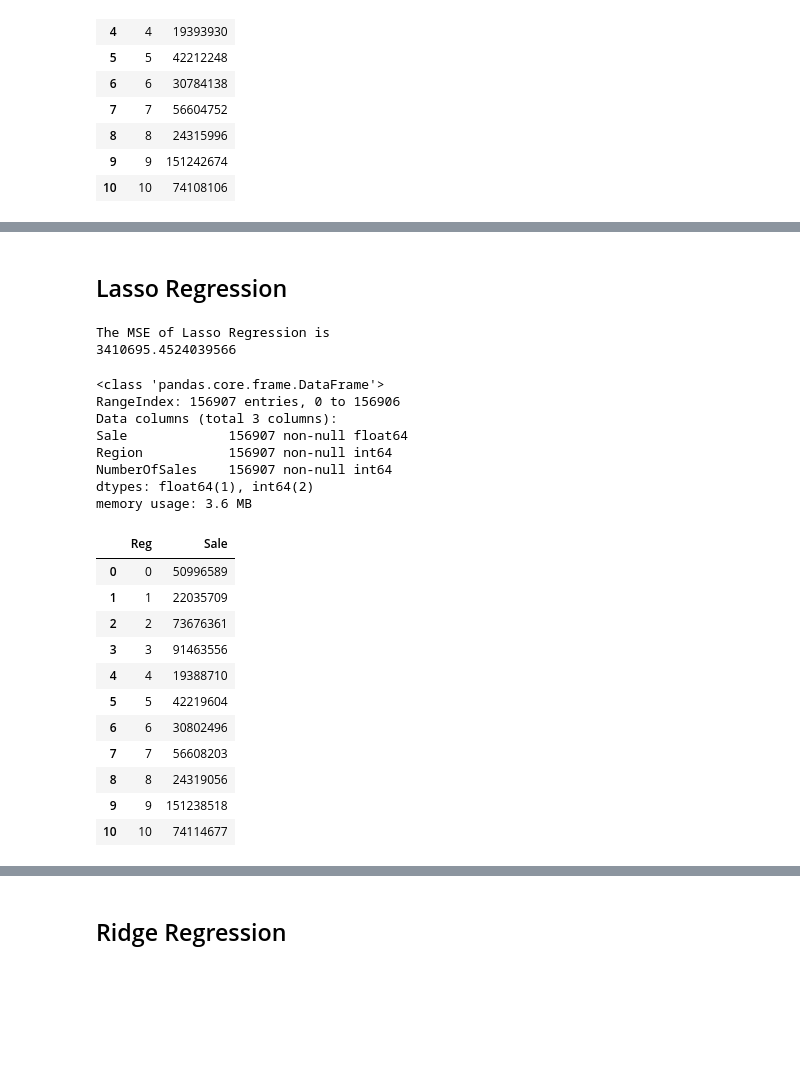
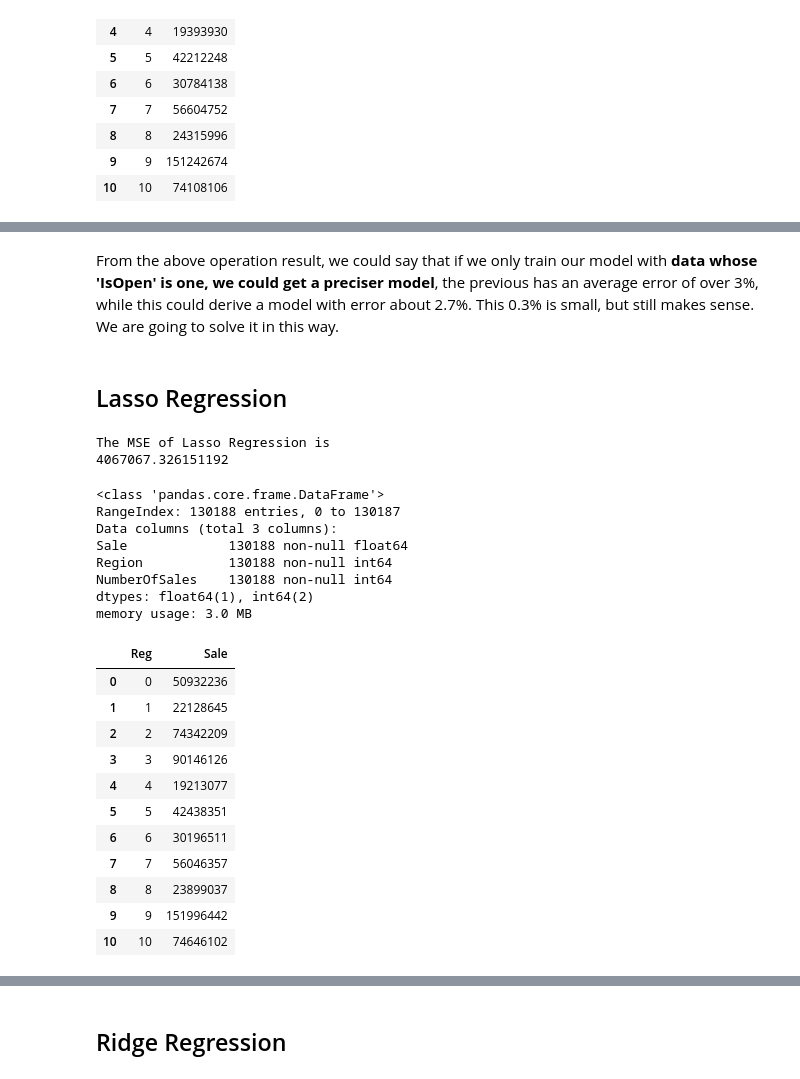
Before and after one commit to CesareMJLi/Polimi_DMTM, a Jupyter notebook: POLIMI DMTM Project.ipynb, the cells around one changed output, grey strips where cells are left out. Cells and saved outputs as stored; diff of their text form; code cells hidden in the pictures; blank space fills up the shorter version.

Commit message:
Almost Done
We have find the model we are looking for, just left the testing set to do!

```diff
--- a/POLIMI DMTM Project.ipynb
+++ b/POLIMI DMTM Project.ipynb
@@ -786,0 +899,7 @@ Name: Sale, dtype: float64
+# %%
+d_io = pd.DataFrame(_y_pred_io, columns=['Sale'])
+d_io.reset_index(drop=True, inplace=True)
+y_val_io.reset_index(drop=True, inplace=True)
+d_io = pd.concat([d_io, y_val_io], axis=1)
+
+d_io.info()
@@ -786,0 +915,7 @@ Name: Sale, dtype: float64
+# %%
+regional_pred_io = pd.DataFrame({'Reg': [0,1,2,3,4,5,6,7,8,9,10], 'Sale': [0,0,0,0,0,0,0,0,0,0,0]})
+
+for index, row in d_io.iterrows():
+    regional_pred_io.at[int(row['Region']),'Sale']+=row['Sale']
+
+regional_pred_io.head(11)
@@ -787,50 +954,52 @@ Name: Sale, dtype: float64
+# %% [markdown]
+From the above operation result, we could say that if we only train our model with **data whose 'IsOpen' is one, we could get a preciser model**, the previous has an average error of over 3%, while this could derive a model with error about 2.7%. This 0.3% is small, but still makes sense. We are going to solve it in this way.
 # %% [markdown]
 ## Lasso Regression
 # %%
-lassor = Lasso()
-lassor.fit(x_train,y_train['NumberOfSales'])
-_y_pred = lassor.predict(x_val)
+lassor = Lasso(alpha=0.1)
+lassor.fit(x_train_io,y_train_io['NumberOfSales'])
+_y_pred_io = lassor.predict(x_val_io)
 print("The MSE of Lasso Regression is")
-print(mean_squared_error(y_val['NumberOfSales'], _y_pred))
+print(mean_squared_error(y_val_io['NumberOfSales'], _y_pred_io))
 # %% [output]
 The MSE of Lasso Regression is
-3410695.4524039566
+4067067.326151192
 # %%
-d = pd.DataFrame(_y_pred, columns=['Sale'])
-d.reset_index(drop=True, inplace=True)
-y_val.reset_index(drop=True, inplace=True)
-d = pd.concat([d, y_val], axis=1)
+d_io = pd.DataFrame(_y_pred_io, columns=['Sale'])
+d_io.reset_index(drop=True, inplace=True)
+y_val_io.reset_index(drop=True, inplace=True)
+d_io = pd.concat([d_io, y_val_io], axis=1)
 
-d.info()
+d_io.info()
 # %% [output]
 <class 'pandas.core.frame.DataFrame'>
-RangeIndex: 156907 entries, 0 to 156906
+RangeIndex: 130188 entries, 0 to 130187
 Data columns (total 3 columns):
-Sale             156907 non-null float64
-Region           156907 non-null int64
-NumberOfSales    156907 non-null int64
+Sale             130188 non-null float64
+Region           130188 non-null int64
+NumberOfSales    130188 non-null int64
 dtypes: float64(1), int64(2)
-memory usage: 3.6 MB
+memory usage: 3.0 MB
 # %%
-regional_pred = pd.DataFrame({'Reg': [0,1,2,3,4,5,6,7,8,9,10], 'Sale': [0,0,0,0,0,0,0,0,0,0,0]})
+regional_pred_io = pd.DataFrame({'Reg': [0,1,2,3,4,5,6,7,8,9,10], 'Sale': [0,0,0,0,0,0,0,0,0,0,0]})
 
-for index, row in d.iterrows():
-    regional_pred.at[int(row['Region']),'Sale']+=row['Sale']
+for index, row in d_io.iterrows():
+    regional_pred_io.at[int(row['Region']),'Sale']+=row['Sale']
 
-regional_pred.head(11)
+regional_pred_io.head(11)
 # %% [output]
 |  | Reg | Sale |
-| 0 | 0 | 50996589 |
-| 1 | 1 | 22035709 |
-| 2 | 2 | 73676361 |
-| 3 | 3 | 91463556 |
-| 4 | 4 | 19388710 |
-| 5 | 5 | 42219604 |
-| 6 | 6 | 30802496 |
-| 7 | 7 | 56608203 |
-| 8 | 8 | 24319056 |
-| 9 | 9 | 151238518 |
-| 10 | 10 | 74114677 |
+| 0 | 0 | 50932236 |
+| 1 | 1 | 22128645 |
+| 2 | 2 | 74342209 |
+| 3 | 3 | 90146126 |
+| 4 | 4 | 19213077 |
+| 5 | 5 | 42438351 |
+| 6 | 6 | 30196511 |
+| 7 | 7 | 56046357 |
+| 8 | 8 | 23899037 |
+| 9 | 9 | 151996442 |
+| 10 | 10 | 74646102 |
 # %%
 # Error on regions
 print("The Error of Lasso Regression on the regional scale is")
```
Also changed, not shown: parts of 22 cells of this notebook.
